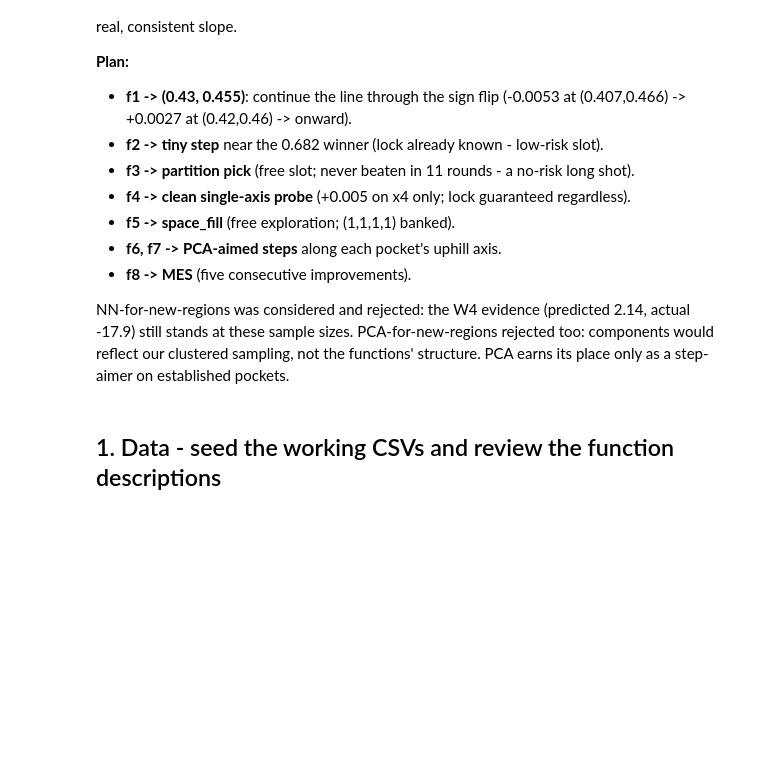
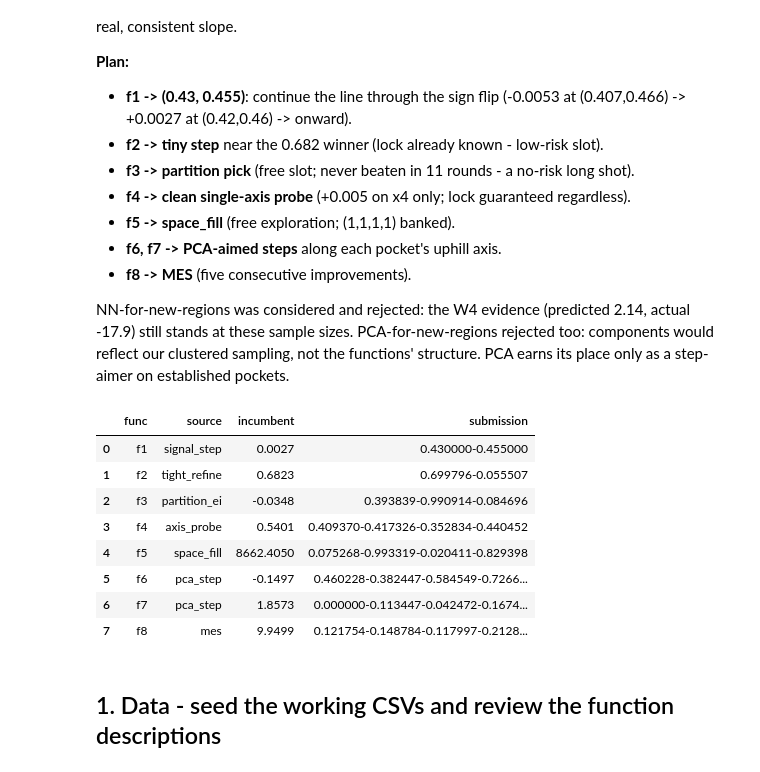
Before and after one commit to jpcaptain/ai-ml-capstone, a Jupyter notebook: weekly/week12.ipynb, the cells around one changed output. Cells and saved outputs as stored; diff of their text form; code cells hidden in the pictures; blank space fills up the shorter version.

Commit message:
Week 12 notebook: rebuild coherently and re-execute — embedded outputs now current; README note on historical notebook outputs

```diff
--- a/weekly/week12.ipynb
+++ b/weekly/week12.ipynb
@@ -18,58 +18,99 @@ NN-for-new-regions was considered and rejected: the W4 evidence (predicted 2.14,
 # %%
 %matplotlib inline
 import os, sys, warnings
 warnings.filterwarnings("ignore")
 _root = os.getcwd()
 while not os.path.exists(os.path.join(_root, "bo.py")) and os.path.dirname(_root) != _root:
     _root = os.path.dirname(_root)
 os.chdir(_root); sys.path.insert(0, _root)
 import numpy as np
 import pandas as pd
 import matplotlib.pyplot as plt
-import bo
+import bo, partition_bo
 
-WEEK = 11
-SEED = 11
+WEEK, SEED = 12, 12
 rng = np.random.default_rng(SEED)
 OUTDIR = f"outputs/week{WEEK:02d}"; os.makedirs(OUTDIR, exist_ok=True)
 
 results = {}
 
-# f1: inside the hot box.
-f1_x = np.array([0.420000, 0.460000])
+# f1: continue the line through the sign flip.
+f1_x = np.array([0.430000, 0.455000])
+m1 = bo.fit(1)
 results[1] = dict(x=f1_x, u=f1_x, submission=bo.format_submission(f1_x),
-                  acq="llm_probe", mean=float('nan'), std=float('nan'),
-                  incumbent_y=0.0, n_data=len(bo.load(1)[1]))
+                  acq="signal_step", mean=float('nan'), std=float('nan'),
+                  incumbent_y=0.0027, n_data=len(m1.y), model=m1)
 
-def tight_refine(fid, scale, clamp=None):
-    X, y, d = bo.load(fid); b = bo.bounds(fid, d)
-    x_best = X[int(np.argmax(y))]
-    pert = rng.normal(0, scale, size=d)
-    if clamp: pert = np.clip(pert, -clamp, clamp)
-    x_new = np.clip(x_best + pert, 0.0, 0.999999)
-    m = bo.fit(fid)
-    mean, std = m.predict(bo.to_unit(x_new.reshape(1,-1), b))
-    return dict(x=x_new, u=bo.to_unit(x_new.reshape(1,-1), b).reshape(-1),
-               submission=bo.format_submission(x_new), acq="tight_refine",
-               mean=float(mean[0]), std=float(std[0]), incumbent_y=float(y.max()),
-               n_data=len(y), model=m)
+# f2: tiny step near the 0.682 winner.
+X2, y2, _ = bo.load(2)
+x2n = np.clip(X2[int(np.argmax(y2))] + rng.normal(0, 0.008, 2), 0.0, 0.999999)
+m2 = bo.fit(2); mu2, sd2 = m2.predict(bo.to_unit(x2n.reshape(1,-1), m2.b))
+results[2] = dict(x=x2n, u=bo.to_unit(x2n.reshape(1,-1), m2.b).reshape(-1),
+                  submission=bo.format_submission(x2n), acq="tight_refine",
+                  mean=float(mu2[0]), std=float(sd2[0]), incumbent_y=float(y2.max()),
+                  n_data=len(y2), model=m2)
 
-results[2] = tight_refine(2, scale=0.01)
-results[3] = tight_refine(3, scale=0.01)
-results[4] = tight_refine(4, scale=0.003, clamp=0.005)
-results[6] = tight_refine(6, scale=0.01)
-results[7] = tight_refine(7, scale=0.01)
+# f3: partition pick (free slot).
+r3 = partition_bo.propose(3, seed=SEED)
+m3 = bo.fit(3)
+r3["incumbent_y"], r3["n_data"], r3["model"] = m3.y_best, len(m3.y), m3
+results[3] = r3
 
-GP_PLAN = {5: dict(acq="space_fill"), 8: dict(acq="mes")}
-for fid, plan in GP_PLAN.items():
-    results[fid] = bo.run_function(fid, seed=SEED, **plan)
+# f4: clean single-axis probe (+0.005 on x4 only); lock guaranteed regardless.
+f4_x = np.array([0.409370, 0.417326, 0.352834, 0.440452])
+m4 = bo.fit(4); mu4, sd4 = m4.predict(bo.to_unit(f4_x.reshape(1,-1), m4.b))
+results[4] = dict(x=f4_x, u=bo.to_unit(f4_x.reshape(1,-1), m4.b).reshape(-1),
+                  submission=bo.format_submission(f4_x), acq="axis_probe",
+                  mean=float(mu4[0]), std=float(sd4[0]), incumbent_y=0.540129,
+                  n_data=len(m4.y), model=m4)
 
+# f5: free exploration.
+results[5] = bo.run_function(5, seed=SEED, acq="space_fill")
+
+# f6, f7: PCA-aimed steps along each pocket's uphill axis.
+def pca_step(fid, k=6, step=0.015):
+    X, y, d = bo.load(fid)
+    idx = np.argsort(y)[::-1][:k]
+    Xt, yt = X[idx], y[idx]
+    A = Xt - Xt.mean(axis=0)
+    _, _, Vt = np.linalg.svd(A, full_matrices=False)
+    pc1 = Vt[0]
+    slope = np.polyfit(A @ pc1, yt, 1)[0]
+    direction = pc1 if slope > 0 else -pc1
+    x_new = np.clip(X[int(np.argmax(y))] + step * direction, 0.0, 0.999999)
+    m = bo.fit(fid); mu, sd = m.predict(bo.to_unit(x_new.reshape(1,-1), m.b))
+    return dict(x=x_new, u=bo.to_unit(x_new.reshape(1,-1), m.b).reshape(-1),
+                submission=bo.format_submission(x_new), acq="pca_step",
+                mean=float(mu[0]), std=float(sd[0]), incumbent_y=float(y.max()),
+                n_data=len(y), model=m)
+
+results[6] = pca_step(6)
+results[7] = pca_step(7)
+
+# f8: MES.
+results[8] = bo.run_function(8, seed=SEED, acq="mes")
+
+# Acquisition values at every proposed point (for the appendix table).
 for fid in bo.FUNC_IDS:
-    bo.validate_submission(results[fid]["submission"], len(results[fid]["x"]))
+    r = results[fid]
+    if "acq_all" not in r:
+        m = r["model"]
+        r["acq_all"] = {k: float(v[0]) for k, v in bo.acq_values(m, r["u"].reshape(1, -1)).items()}
+    bo.validate_submission(r["submission"], len(r["x"]))
 
 pd.DataFrame([dict(func=f"f{fid}", source=results[fid]["acq"],
                    incumbent=round(results[fid]["incumbent_y"], 4),
                    submission=results[fid]["submission"]) for fid in bo.FUNC_IDS])
+# %% [output]
+|  | func | source | incumbent | submission |
+| 0 | f1 | signal_step | 0.0027 | 0.430000-0.455000 |
+| 1 | f2 | tight_refine | 0.6823 | 0.699796-0.055507 |
+| 2 | f3 | partition_ei | -0.0348 | 0.393839-0.990914-0.084696 |
+| 3 | f4 | axis_probe | 0.5401 | 0.409370-0.417326-0.352834-0.440452 |
+| 4 | f5 | space_fill | 8662.4050 | 0.075268-0.993319-0.020411-0.829398 |
+| 5 | f6 | pca_step | -0.1497 | 0.460228-0.382447-0.584549-0.7266... |
+| 6 | f7 | pca_step | 1.8573 | 0.000000-0.113447-0.042472-0.1674... |
+| 7 | f8 | mes | 9.9499 | 0.121754-0.148784-0.117997-0.2128... |
 # %% [markdown]
 ## 1. Data - seed the working CSVs and review the function descriptions
 # %%
```
Also changed, not shown: parts of 5 cells of this notebook, 1 other file.
